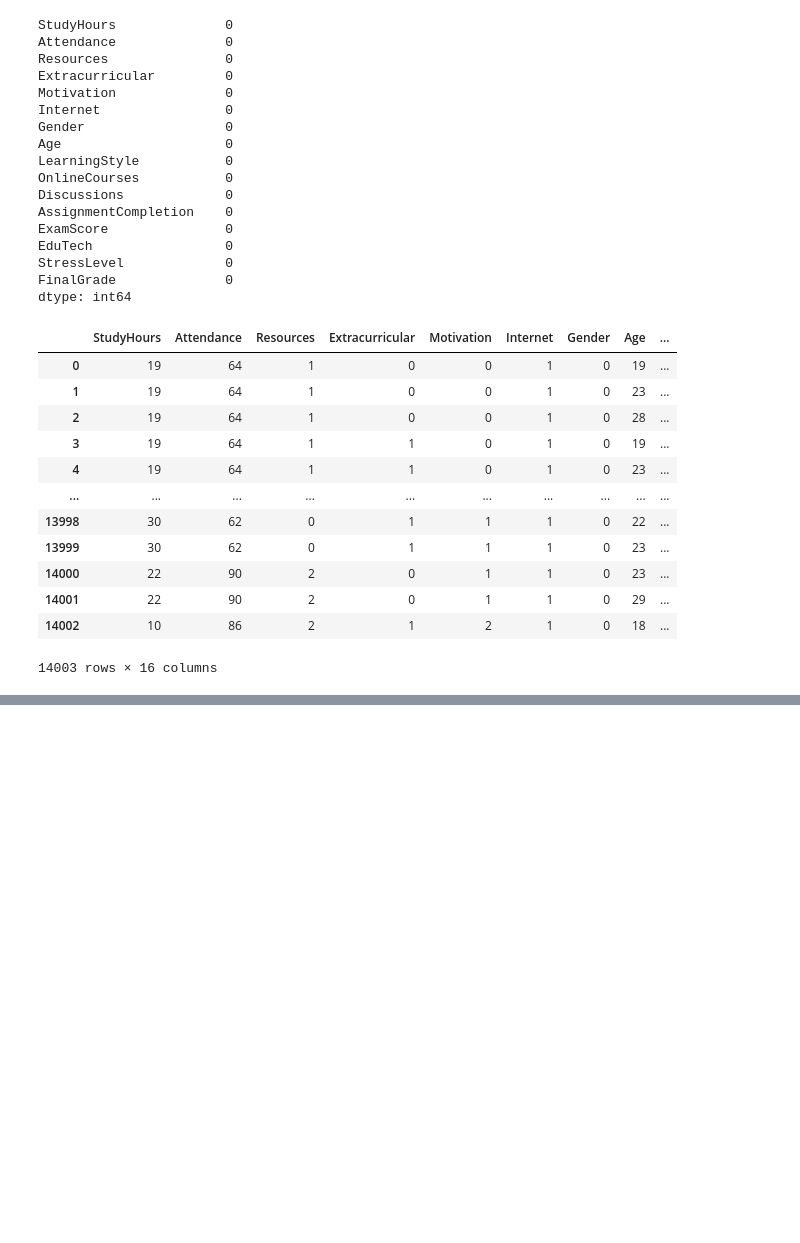
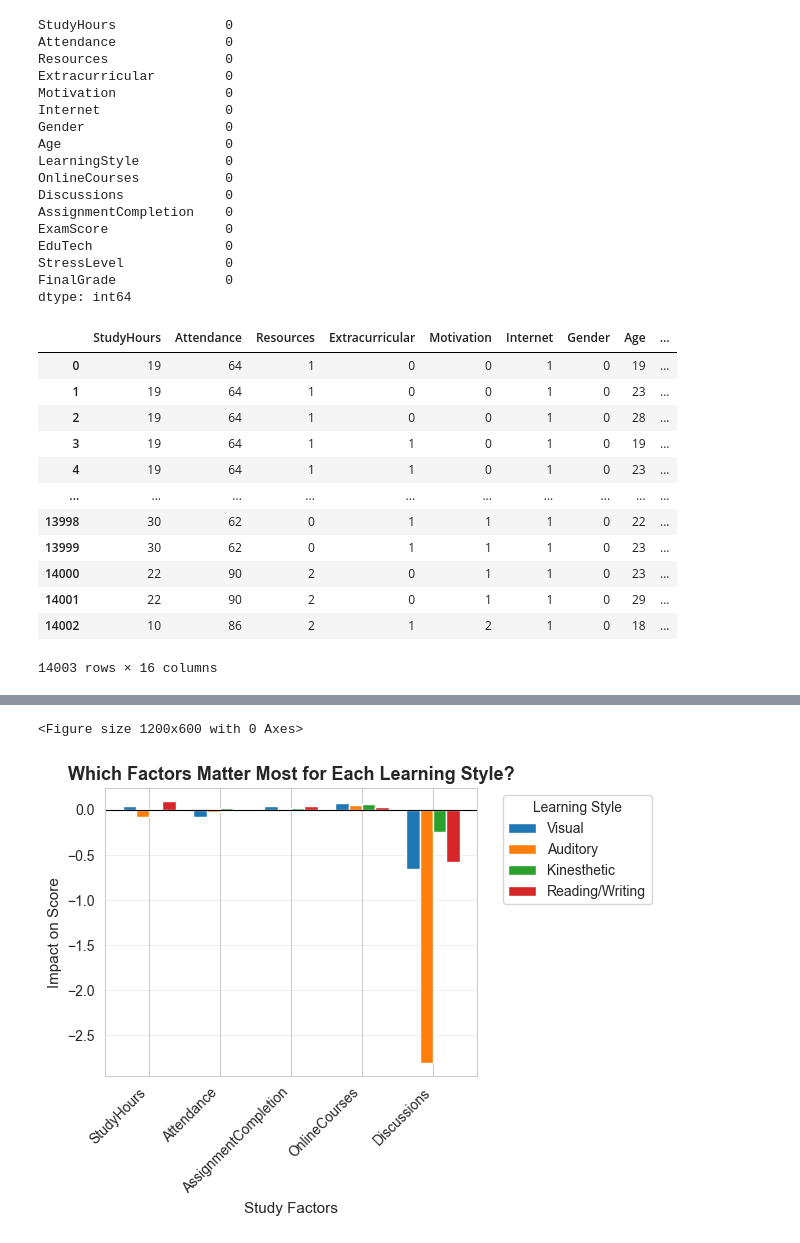
Before and after one commit to ShreeyaTadisina/shreeyatadisina.github.io, a Jupyter notebook: ITCS3162/project3/Student_learning.ipynb, the cells around one changed output, grey strips where cells are left out. Saved outputs shown, nothing was run; the diff lists cells and outputs as text; code cells hidden in the pictures; blank space fills up the shorter version.

```diff
--- a/ITCS3162/project3/Student_learning.ipynb
+++ b/ITCS3162/project3/Student_learning.ipynb
@@ -80,0 +200,63 @@ student_performance_df
+# %%
+# QUESTION 2: Do different learning styles need different strategies?
+
+# Testing specific features for different learning styles
+factors = ['StudyHours', 'Attendance', 'AssignmentCompletion', 'OnlineCourses', 'Discussions']
+
+
+strategy_results = {}
+# %%
+# Check each learning style
+for style_number, style_name in learning_style_names.items():
+
+    print(f"\n--- {style_name} Learners ---")
+
+    # Get students with this style (using the number, not the name)
+    students = student_performance_df[student_performance_df['LearningStyle'] == style_number]
+
+    # Check if we have any students with this style
+    if len(students) == 0:
+        print(f"  ⚠️  No students found with this learning style - skipping")
+        continue
+
+    # Get the X variables (all factors) and y (exam score)
+    X = students[factors]
+    y = students['ExamScore']
+
+    # Create and train model
+    model = LinearRegression()
+    model.fit(X, y)
+
+    # Get coefficients (how much each factor matters)
+    coefficients = model.coef_
+
+    # Store results
+    strategy_results[style_name] = dict(zip(factors, coefficients))
+
+    # Sort by importance (absolute value)
+    factor_importance = sorted(zip(factors, coefficients), key=lambda x: abs(x[1]), reverse=True)
+
+    print("What matters most:")
+    for rank, (factor, coef) in enumerate(factor_importance, 1):
+        direction = "helps" if coef > 0 else "hurts"
+        print(f"  {rank}. {factor}: {coef:+.2f} ({direction})")
+
+
+plt.figure(figsize=(12, 6))
+
+
+strategy_df = pd.DataFrame(strategy_results)
+
+
+strategy_df.plot(kind='bar', width=0.75)
+plt.title('Which Factors Matter Most for Each Learning Style?', fontsize=13, fontweight='bold')
+plt.xlabel('Study Factors', fontsize=11)
+plt.ylabel('Impact on Score', fontsize=11)
+plt.legend(title='Learning Style', bbox_to_anchor=(1.05, 1), loc='upper left')
+plt.axhline(y=0, color='black', linewidth=0.8)
+plt.xticks(rotation=45, ha='right')
+plt.grid(axis='y', alpha=0.3)
+plt.tight_layout()
+plt.savefig('strategies_by_learning_style.png', dpi=150)
+plt.show()
+# %% [output]
@@ -80,0 +280,2 @@ student_performance_df
+<Figure size 1200x600 with 0 Axes>
+[figure, added]
```
Also changed, not shown: parts of 7 cells of this notebook.
